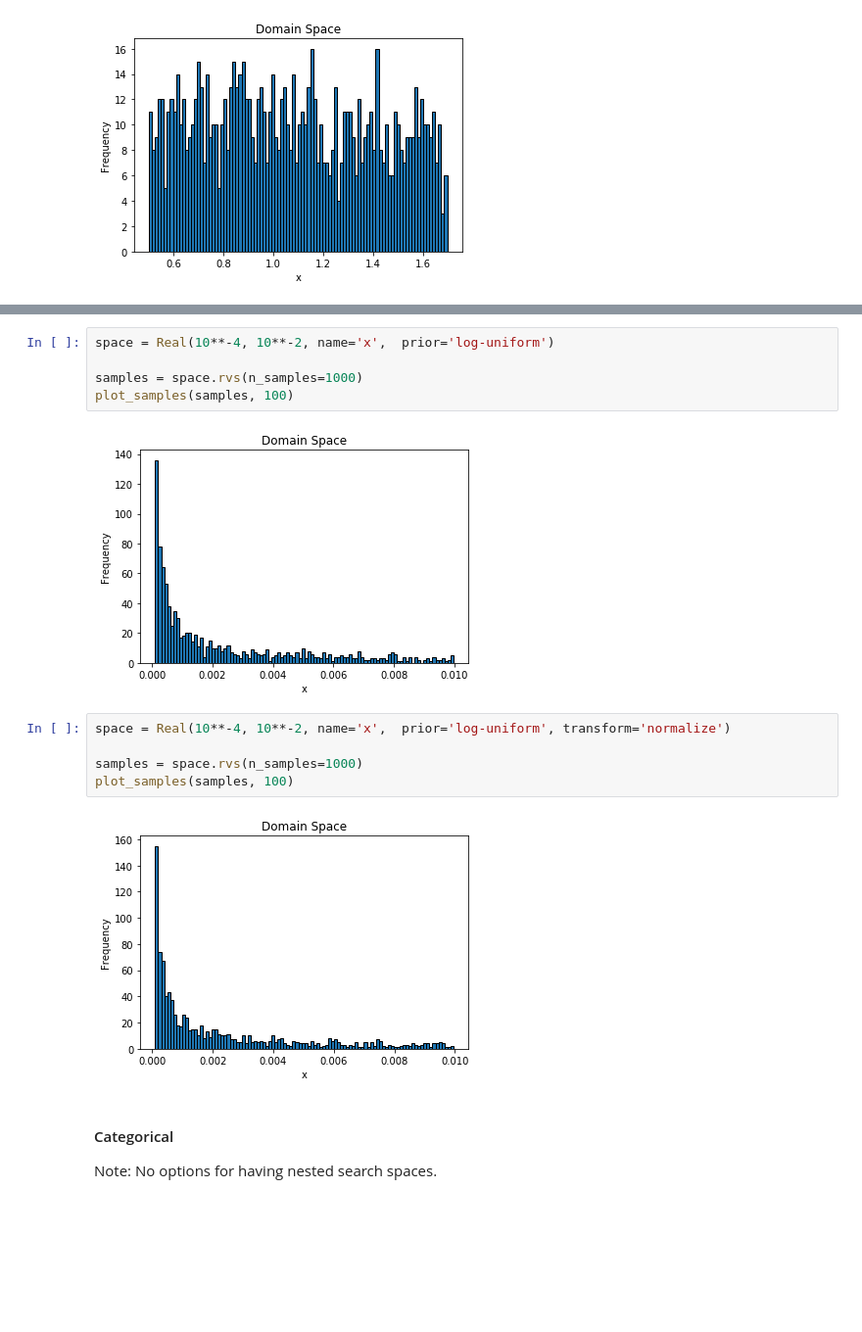
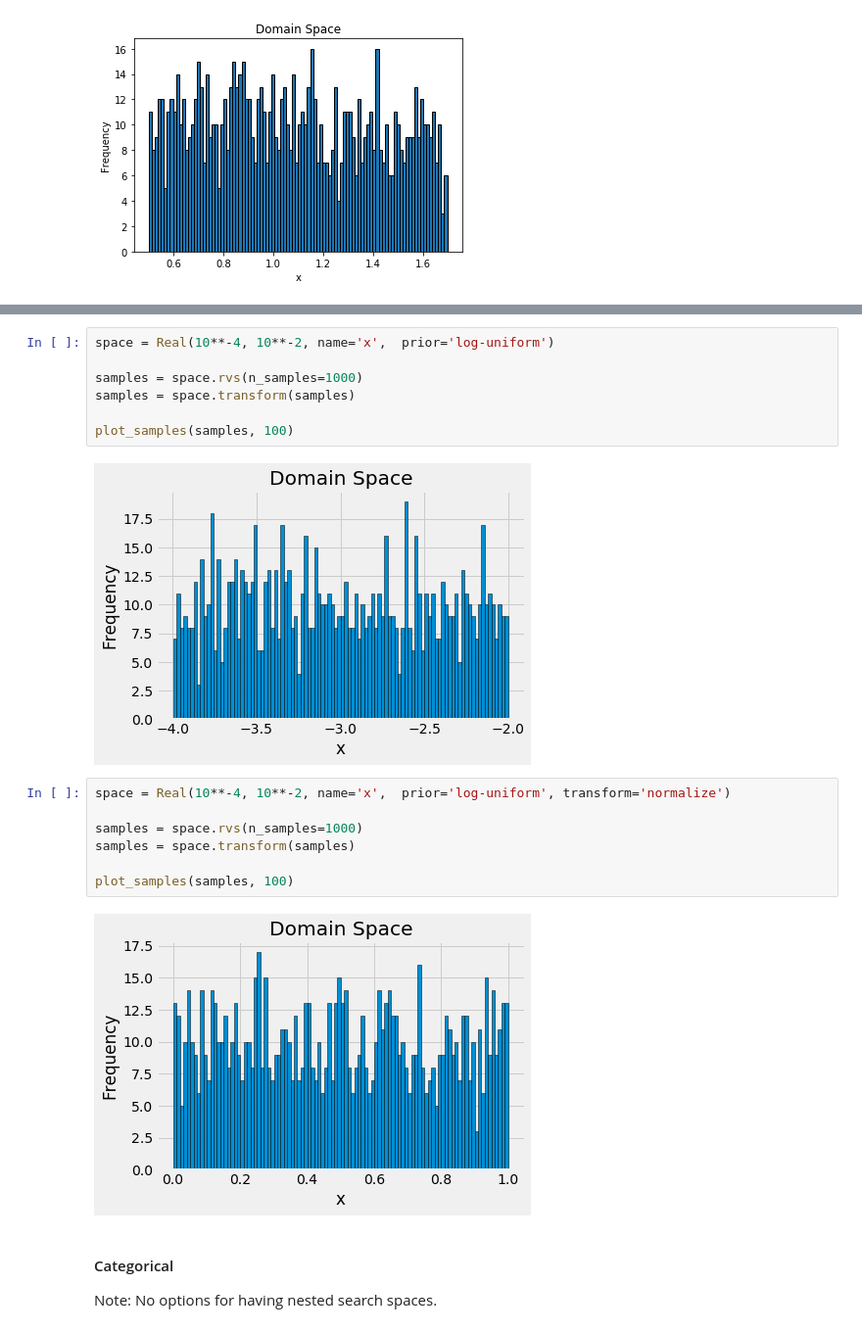
Before and after one commit to johngreibelarsen/compare-hyperparam-opt, a Jupyter notebook: scopt.ipynb, the cells around one changed output, grey strips where cells are left out. Shown at 98% size. Cells and saved outputs as stored; diff of their text form; blank space fills up the shorter version.

Commit message:
Added transform to distributions with prior=log-uniform

```diff
--- a/scopt.ipynb
+++ b/scopt.ipynb
@@ -86,16 +94,20 @@ plot_samples(samples, 100)
 space = Real(10**-4, 10**-2, name='x',  prior='log-uniform')
 
 samples = space.rvs(n_samples=1000)
+samples = space.transform(samples)
+
 plot_samples(samples, 100)
 # %% [output]
-[figure, old version]
+[figure, new version]
 # %%
 space = Real(10**-4, 10**-2, name='x',  prior='log-uniform', transform='normalize')
 
 samples = space.rvs(n_samples=1000)
+samples = space.transform(samples)
+
 plot_samples(samples, 100)
 # %% [output]
-[figure, old version]
+[figure, new version]
 # %% [markdown]
 #### Categorical
 Note: No options for having nested search spaces.
```
Also changed, not shown: parts of 9 cells of this notebook.
